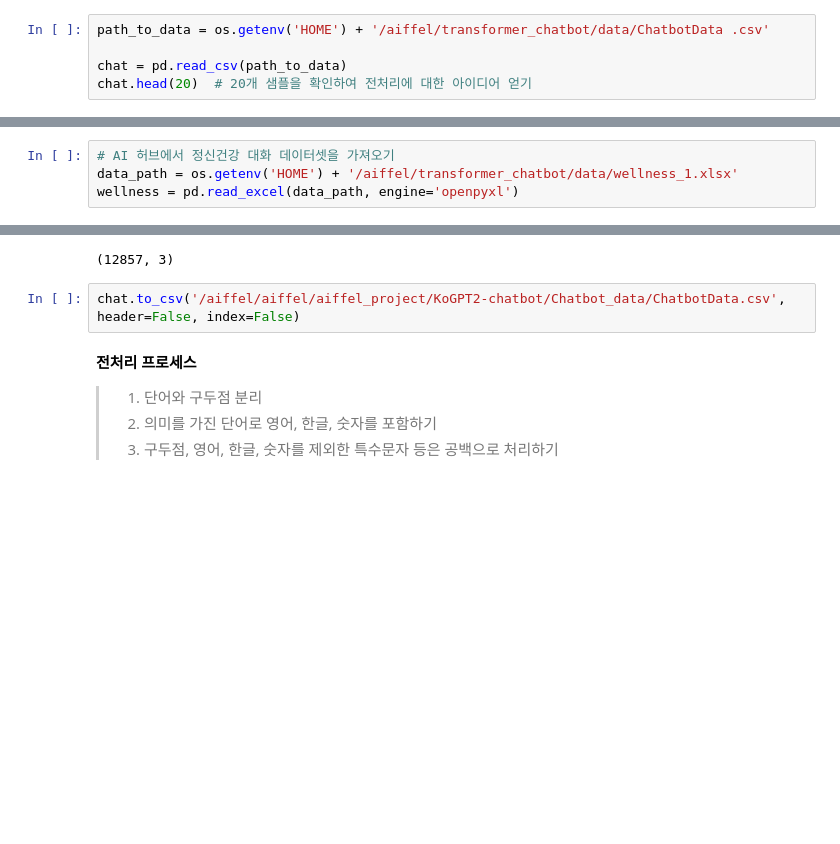
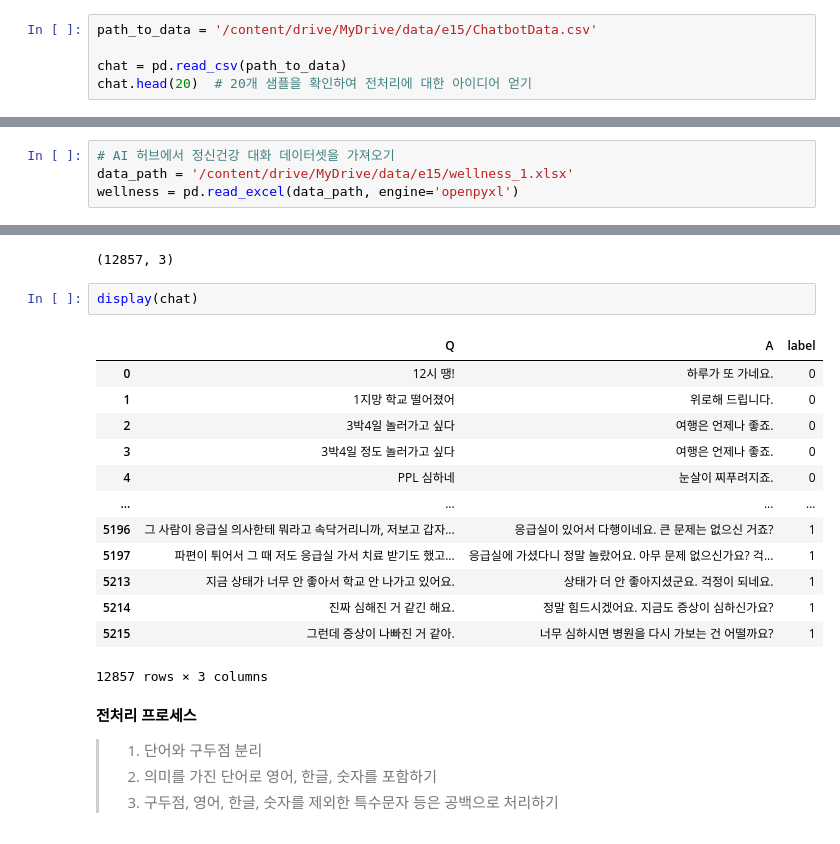
Before and after one commit to minji2744/AIFFEL, a Jupyter notebook: E15/E15_Transformer_Chatbot.ipynb, the cells around one changed output, grey strips where cells are left out. Saved outputs shown, nothing was run; the diff lists cells and outputs as text; blank space fills up the shorter version.

```diff
--- a/E15/E15_Transformer_Chatbot.ipynb
+++ b/E15/E15_Transformer_Chatbot.ipynb
@@ -32,7 +33,7 @@ You should consider upgrading via the '/opt/conda/bin/python3.7 -m pip install -
 # %% [markdown]
 ### 1. 데이터 로드 및 전처리
 # %%
-path_to_data = os.getenv('HOME') + '/aiffel/transformer_chatbot/data/ChatbotData .csv'
+path_to_data = '/content/drive/MyDrive/data/e15/ChatbotData.csv'
 
 chat = pd.read_csv(path_to_data)
 chat.head(20)  # 20개 샘플을 확인하여 전처리에 대한 아이디어 얻기
@@ -101,7 +102,7 @@ chat[chat['label'] == 2]
 - 데이터 제작자는 라벨에 대해 이렇게 설명하고 있습니다 :  일상다반사 0, 이별(부정) 1, 사랑(긍정) 2로 레이블링
 # %%
 # AI 허브에서 정신건강 대화 데이터셋을 가져오기
-data_path = os.getenv('HOME') + '/aiffel/transformer_chatbot/data/wellness_1.xlsx'
+data_path = '/content/drive/MyDrive/data/e15/wellness_1.xlsx'
 wellness = pd.read_excel(data_path, engine='openpyxl')
 # %%
 wellness.head(20)
@@ -189,8 +190,22 @@ chat = pd.concat([chat, wellness])
 print(chat.shape) # chat과 wellness 합하기
 # %% [output]
 (12857, 3)
-# %%
-chat.to_csv('/aiffel/aiffel/aiffel_project/KoGPT2-chatbot/Chatbot_data/ChatbotData.csv', header=False, index=False)
+# %%
+display(chat)
+# %% [output]
+|  | Q | A | label |
+| 0 | 12시 땡! | 하루가 또 가네요. | 0 |
+| 1 | 1지망 학교 떨어졌어 | 위로해 드립니다. | 0 |
+| 2 | 3박4일 놀러가고 싶다 | 여행은 언제나 좋죠. | 0 |
+| 3 | 3박4일 정도 놀러가고 싶다 | 여행은 언제나 좋죠. | 0 |
+| 4 | PPL 심하네 | 눈살이 찌푸려지죠. | 0 |
+| ... | ... | ... | ... |
+| 5196 | 그 사람이 응급실 의사한테 뭐라고 속닥거리니까, 저보고 갑자... | 응급실이 있어서 다행이네요. 큰 문제는 없으신 거죠? | 1 |
+| 5197 | 파편이 튀어서 그 때 저도 응급실 가서 치료 받기도 했고… | 응급실에 가셨다니 정말 놀랐어요. 아무 문제 없으신가요? 걱... | 1 |
+| 5213 | 지금 상태가 너무 안 좋아서 학교 안 나가고 있어요. | 상태가 더 안 좋아지셨군요. 걱정이 되네요. | 1 |
+| 5214 | 진짜 심해진 거 같긴 해요. | 정말 힘드시겠어요. 지금도 증상이 심하신가요? | 1 |
+| 5215 | 그런데 증상이 나빠진 거 같아. | 너무 심하시면 병원을 다시 가보는 건 어떨까요? | 1 |
+12857 rows × 3 columns
 # %% [markdown]
 **전처리 프로세스**
 > 1) 단어와 구두점 분리
```
Also changed, not shown: parts of 13 cells of this notebook.
